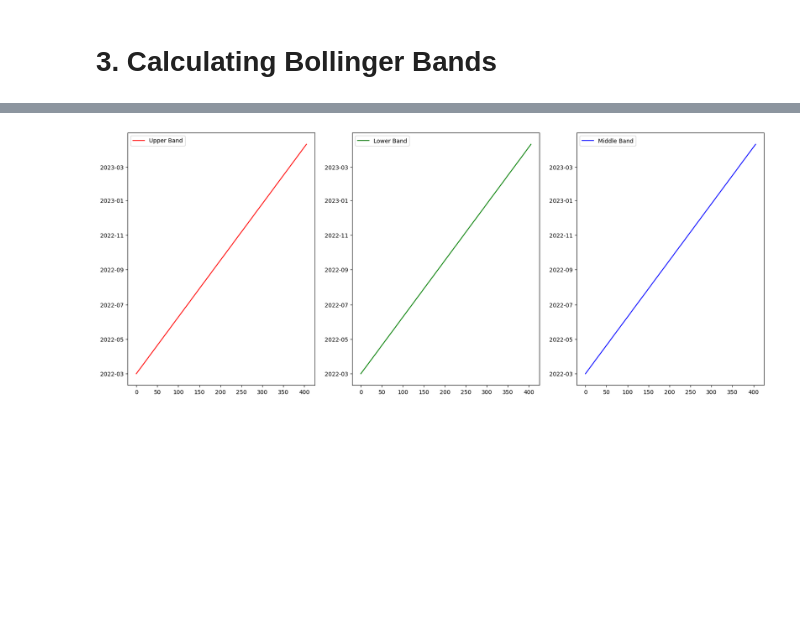
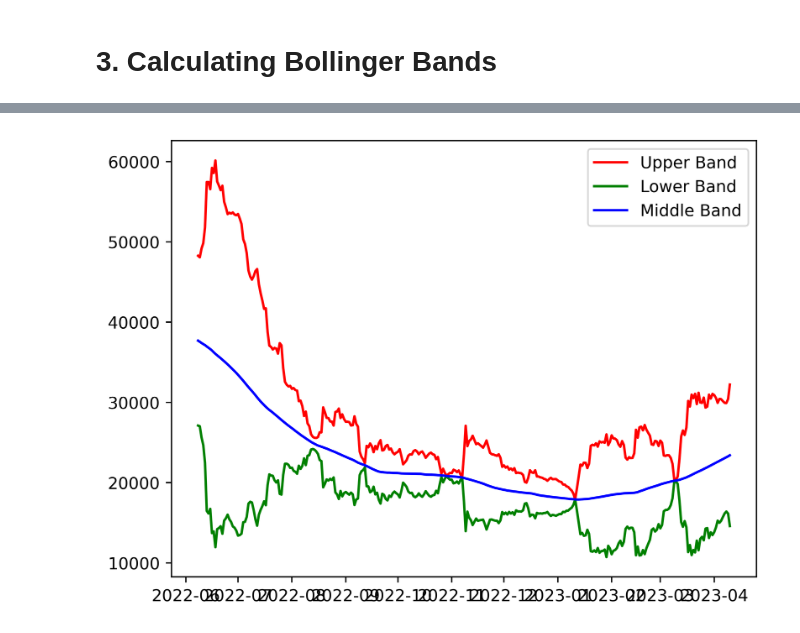
Before and after one commit to Annarhysa/Cryptocurrency-Trading-Algorithm, a Jupyter notebook: Market-Analysis-yfinance.ipynb, the cells around one changed output, grey strips where cells are left out. Saved outputs shown, nothing was run; the diff lists cells and outputs as text; code cells hidden in the pictures; blank space fills up the shorter version.

```diff
--- a/Market-Analysis-yfinance.ipynb
+++ b/Market-Analysis-yfinance.ipynb
@@ -161,14 +161,13 @@ BTC_USD.tail()
 # %%
-fig, (ax1,ax2,ax3) = plt.subplots(1,3, figsize = (20,8))
+fig, ax = plt.subplots(dpi = 500)
 
-ax1.plot(BTC_USD['Upper Band'].index, label='Upper Band', c ='Red')
-ax2.plot(BTC_USD['Lower Band'].index, label='Lower Band', c = 'Green')
-ax3.plot(BTC_USD['Middle Band'].index, label='Middle Band', c ='Blue')
+ax.plot(BTC_USD['Upper Band'], label='Upper Band', c ='Red')
+ax.plot(BTC_USD['Lower Band'], label='Lower Band', c = 'Green')
+ax.plot(BTC_USD['Middle Band'], label='Middle Band', c ='Blue')
 
-ax1.legend()
-ax2.legend()
-ax3.legend()
+ax.legend()
+
 
 plt.show()
 # %% [output]
-[figure, old version]
+[figure, new version]
```
Also changed, not shown: parts of 3 cells of this notebook.
